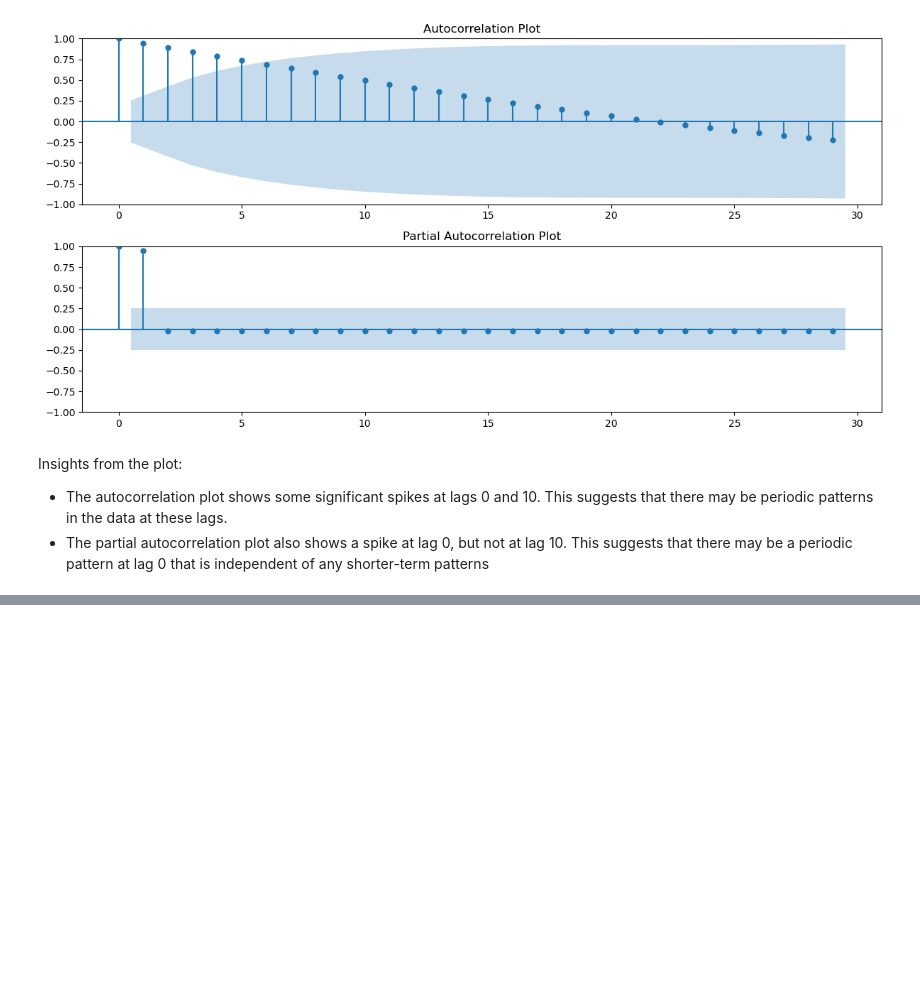
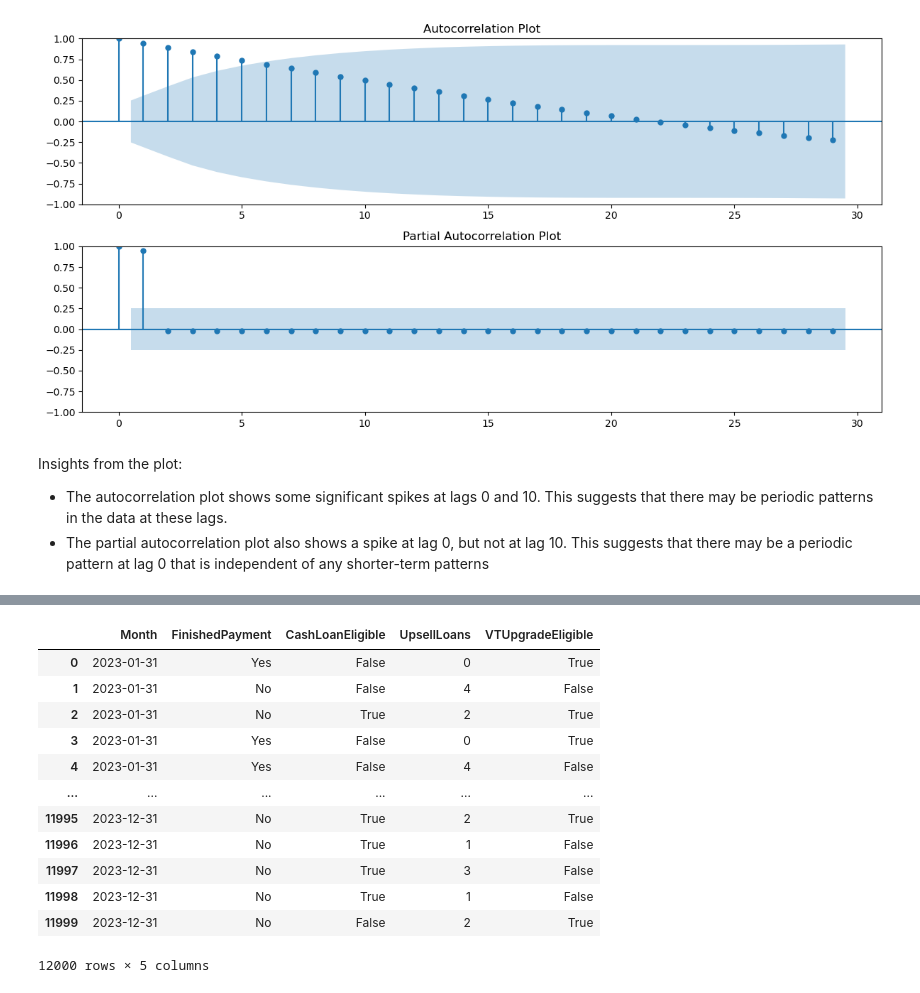
Before and after one commit to Gabriel-Dee/Revenue-Maximization-Credable, a Jupyter notebook: Revenue_maximization.ipynb, the cells around one changed output, grey strips where cells are left out. Saved outputs shown, nothing was run; the diff lists cells and outputs as text; code cells hidden in the pictures; blank space fills up the shorter version.

```diff
--- a/Revenue_maximization.ipynb
+++ b/Revenue_maximization.ipynb
@@ -214,0 +476,37 @@ Insights from the plot:
+# %%
+# Assume that 90% of customers are eligible for a cash loan
+cash_loan_eligibility_percentage = 0.9
+
+# Check if customers have finished payment on their loans to determine cash loan eligibility
+# Assuming 'FinishedPayment' column indicates whether the payment is finished or not
+# Let's assume a DataFrame named 'customer_data' contains the necessary information
+
+# Create a new column 'CashLoanEligible' to indicate cash loan eligibility
+customer_datael['CashLoanEligible'] = (customer_datael['FinishedPayment'] == 'No') & (np.random.rand(len(customer_datael)) < cash_loan_eligibility_percentage)
+
+# Determine eligibility for VT upgrades based on the number of upsell loans purchased
+# Assuming 'UpsellLoans' column indicates the number of upsell loans purchased
+# Let's assume a DataFrame named 'customer_data' contains the necessary information
+
+# Determine eligibility percentage for VT upgrades based on the number of upsell loans
+eligible_percentage_vt_upgrade = 57 - 0.2 * customer_datael['UpsellLoans']
+
+# Apply the criteria provided to adjust eligibility for VT upgrades
+# Create a new column 'VTUpgradeEligible' to indicate VT upgrade eligibility
+customer_datael['VTUpgradeEligible'] = (customer_datael['UpsellLoans'] == 0) | ((np.random.rand(len(customer_datael)) * 100) <= eligible_percentage_vt_upgrade)
+# %%
+customer_datael
+# %% [output]
+|  | Month | FinishedPayment | CashLoanEligible | UpsellLoans | VTUpgradeEligible |
+| 0 | 2023-01-31 | Yes | False | 0 | True |
+| 1 | 2023-01-31 | No | False | 4 | False |
+| 2 | 2023-01-31 | No | True | 2 | True |
+| 3 | 2023-01-31 | Yes | False | 0 | True |
+| 4 | 2023-01-31 | Yes | False | 4 | False |
+| ... | ... | ... | ... | ... | ... |
+| 11995 | 2023-12-31 | No | True | 2 | True |
+| 11996 | 2023-12-31 | No | True | 1 | False |
+| 11997 | 2023-12-31 | No | True | 3 | False |
+| 11998 | 2023-12-31 | No | True | 1 | False |
+| 11999 | 2023-12-31 | No | False | 2 | True |
+12000 rows × 5 columns
```
Also changed, not shown: parts of 11 cells of this notebook.
